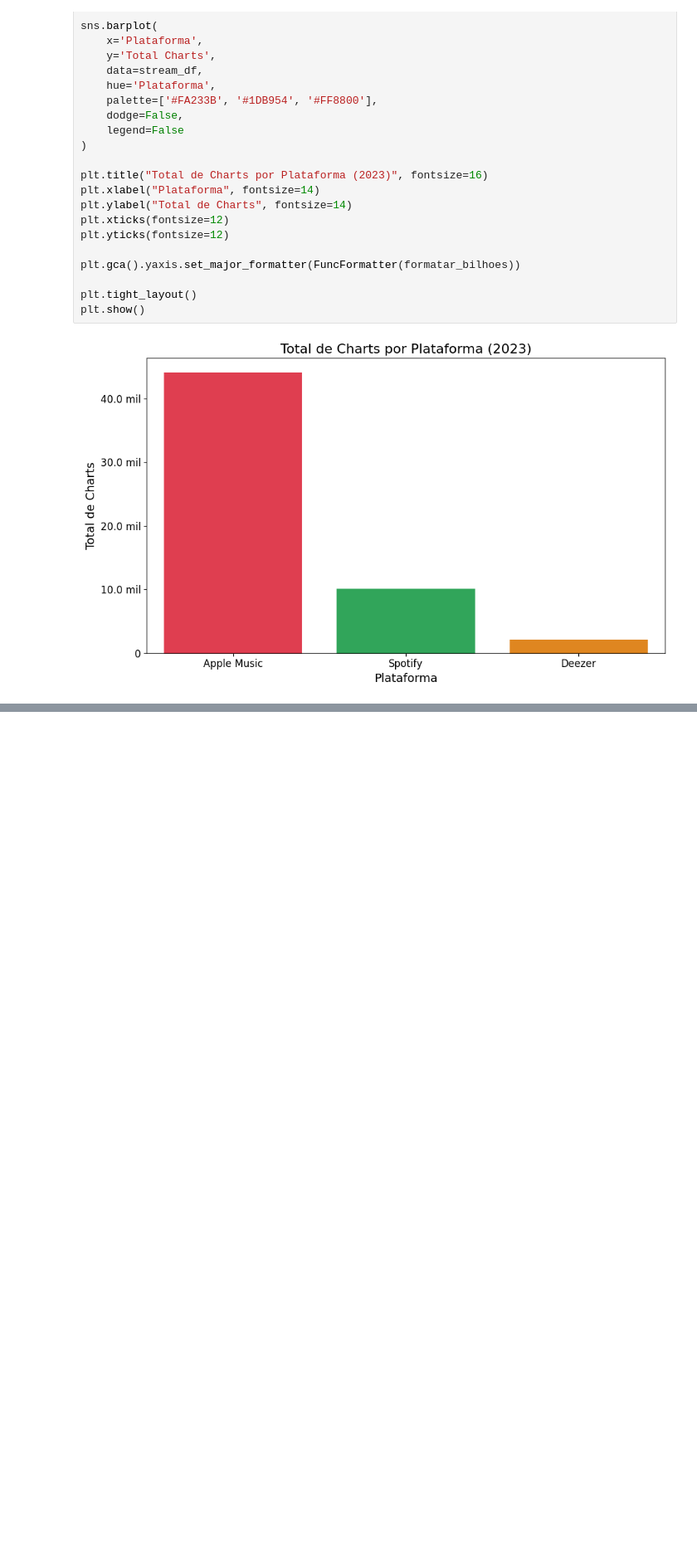
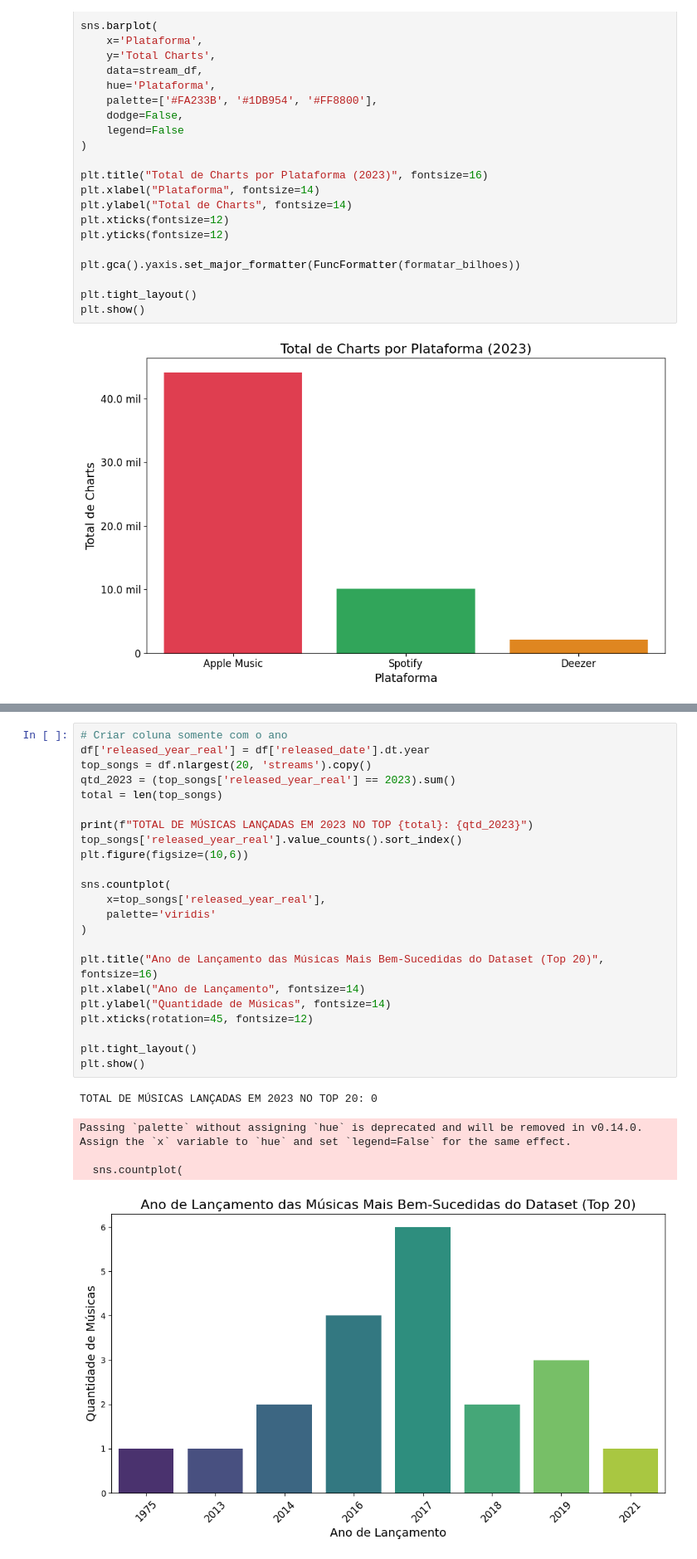
Before and after one commit to alyciandrade/CienciaDeDados, a Jupyter notebook: notebooks/charts-spotify.ipynb, the cells around one changed output, grey strips where cells are left out. Shown: that part at 83% size. Saved outputs shown, nothing was run; the diff lists cells and outputs as text; blank space fills up the shorter version.

```diff
--- a/notebooks/charts-spotify.ipynb
+++ b/notebooks/charts-spotify.ipynb
@@ -379,0 +455,29 @@ plt.show()
+# %%
+# Criar coluna somente com o ano
+df['released_year_real'] = df['released_date'].dt.year
+top_songs = df.nlargest(20, 'streams').copy()
+qtd_2023 = (top_songs['released_year_real'] == 2023).sum()
+total = len(top_songs)
+
+print(f"TOTAL DE MÚSICAS LANÇADAS EM 2023 NO TOP {total}: {qtd_2023}")
+top_songs['released_year_real'].value_counts().sort_index()
+plt.figure(figsize=(10,6))
+
+sns.countplot(
+    x=top_songs['released_year_real'],
+    palette='viridis'
+)
+
+plt.title("Ano de Lançamento das Músicas Mais Bem-Sucedidas do Dataset (Top 20)", fontsize=16)
+plt.xlabel("Ano de Lançamento", fontsize=14)
+plt.ylabel("Quantidade de Músicas", fontsize=14)
+plt.xticks(rotation=45, fontsize=12)
+
+plt.tight_layout()
+plt.show()
+# %% [output]
+TOTAL DE MÚSICAS LANÇADAS EM 2023 NO TOP 20: 0
+Passing `palette` without assigning `hue` is deprecated and will be removed in v0.14.0. Assign the `x` variable to `hue` and set `legend=False` for the same effect.
+
+  sns.countplot(
+[figure, added]
```
Also changed, not shown: parts of 13 cells of this notebook.
